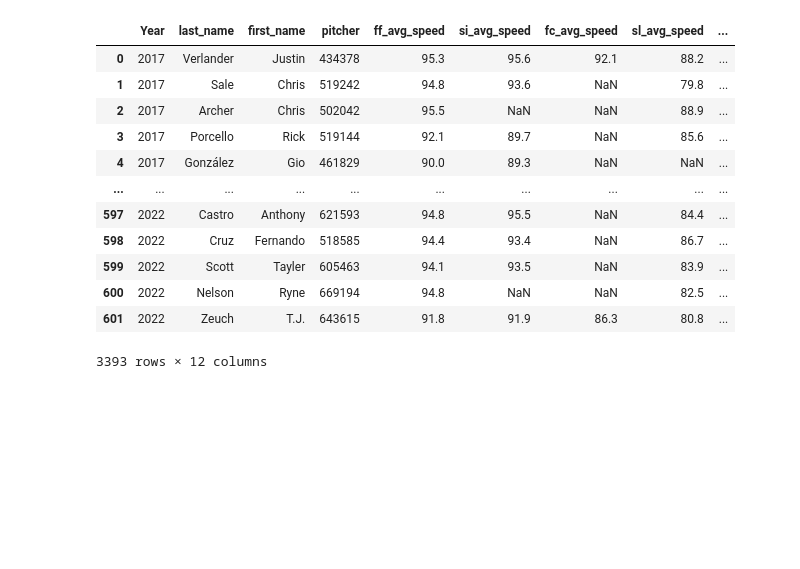
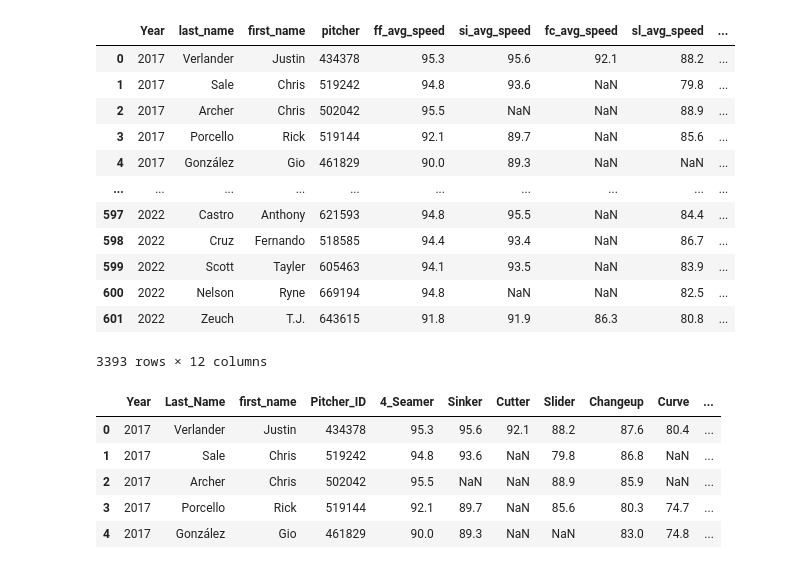
Before and after one commit to MireyNM/Predict_Future_MLB_Stats, a Jupyter notebook: Code/pitchers_data.ipynb, the cells around one changed output. Saved outputs shown, nothing was run; the diff lists cells and outputs as text; code cells hidden in the pictures; blank space fills up the shorter version.

```diff
--- a/Code/pitchers_data.ipynb
+++ b/Code/pitchers_data.ipynb
@@ -46,3 +46,26 @@ pitch_all
 | 600 | 2022 | Nelson | Ryne | 669194 | 94.8 | NaN | NaN | 82.5 | ... |
 | 601 | 2022 | Zeuch | T.J. | 643615 | 91.8 | 91.9 | 86.3 | 80.8 | ... |
 3393 rows × 12 columns
+# %%
+# Rename Columns
+renamed_pitch = pitch_all.rename(columns={
+    "Year":"Year",
+    "last_name":"Last_Name",
+    "first_name": "First_Name",
+    "pitcher":"Pitcher_ID",
+    "ff_avg_speed":"4_Seamer",
+    "si_avg_speed":"Sinker",
+    "fc_avg_speed":"Cutter",
+    "sl_avg_speed":"Slider",
+    "ch_avg_speed": "Changeup",
+    "cu_avg_speed": "Curve",
+    "fs_avg_speed": "Splitter",
+    "kn_avg_speed":"Knuckle" })
+renamed_pitch.head()
+# %% [output]
+|  | Year | Last_Name | first_name | Pitcher_ID | 4_Seamer | Sinker | Cutter | Slider | Changeup | Curve | ... |
+| 0 | 2017 | Verlander | Justin | 434378 | 95.3 | 95.6 | 92.1 | 88.2 | 87.6 | 80.4 | ... |
+| 1 | 2017 | Sale | Chris | 519242 | 94.8 | 93.6 | NaN | 79.8 | 86.8 | NaN | ... |
+| 2 | 2017 | Archer | Chris | 502042 | 95.5 | NaN | NaN | 88.9 | 85.9 | NaN | ... |
+| 3 | 2017 | Porcello | Rick | 519144 | 92.1 | 89.7 | NaN | 85.6 | 80.3 | 74.7 | ... |
+| 4 | 2017 | González | Gio | 461829 | 90.0 | 89.3 | NaN | NaN | 83.0 | 74.8 | ... |
```
Also changed, not shown: parts of 15 cells of this notebook.
